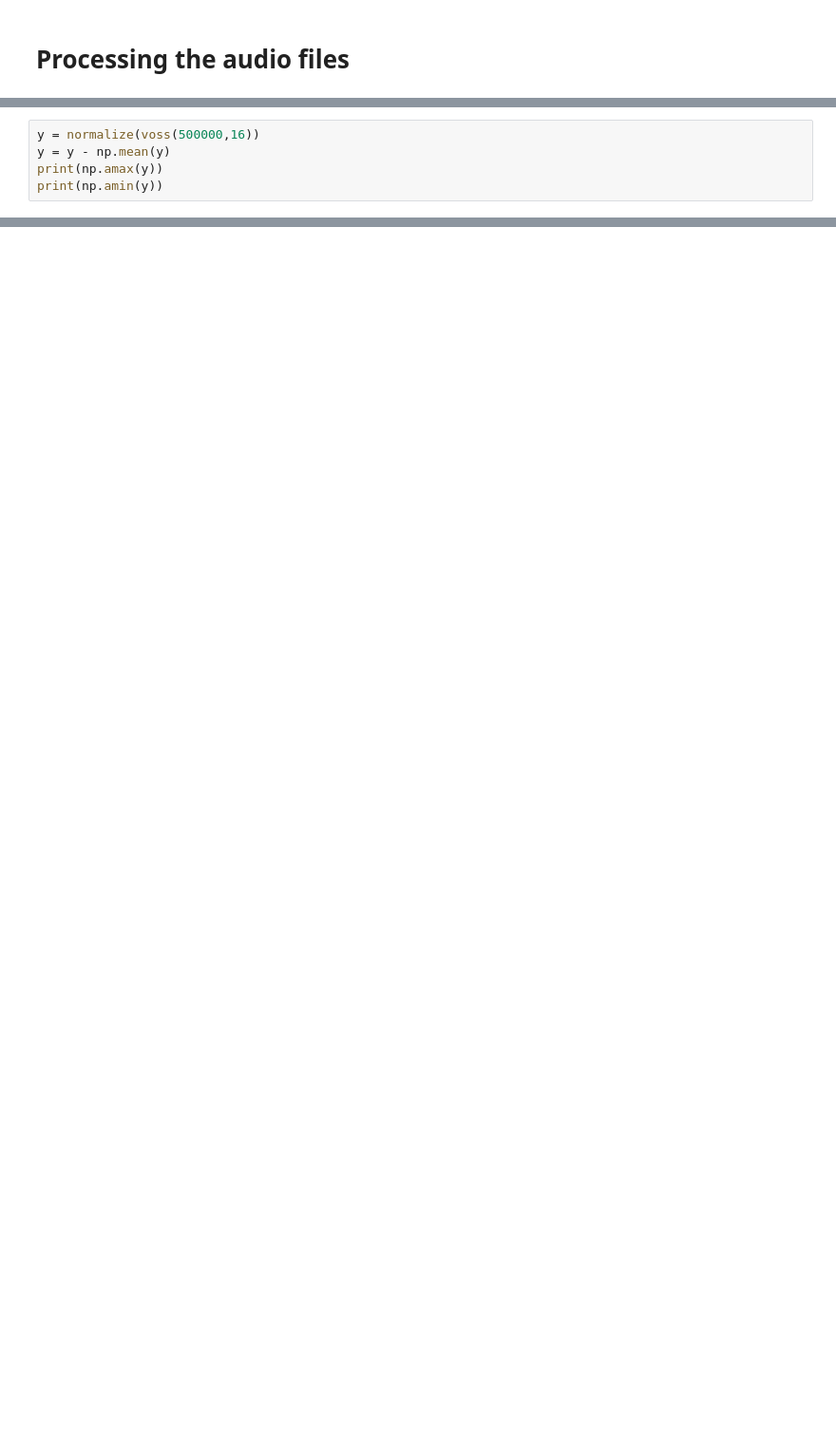
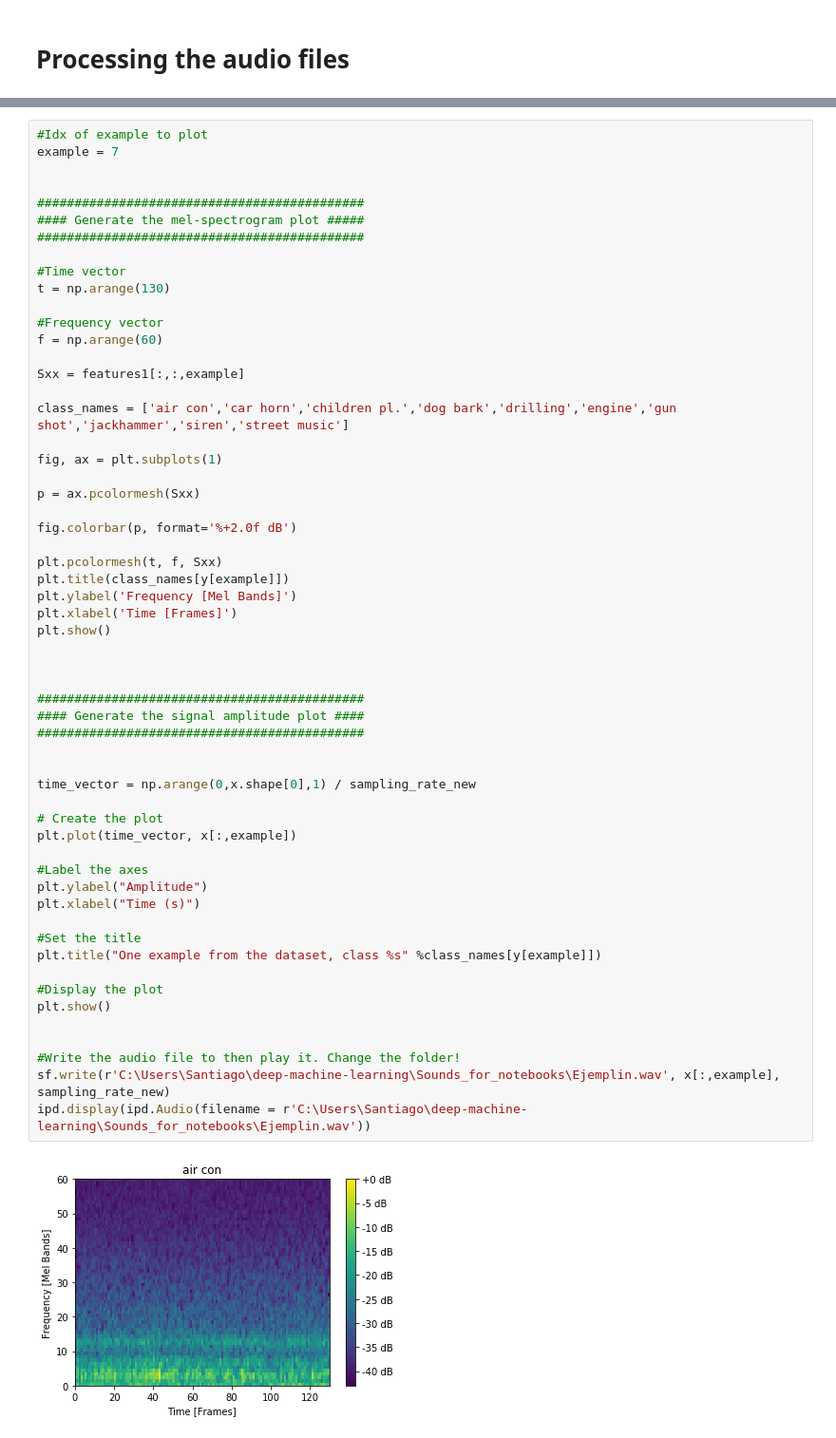
Before and after one commit to santigijon/Environmental-Sound-Classification-Using-Convolutional-Neural-Networks, a Jupyter notebook: Dataset_processing.ipynb, the cells around one changed output, grey strips where cells are left out. Shown at 95% size. Cells and saved outputs as stored; diff of their text form; blank space fills up the shorter version.

```diff
--- a/Dataset_processing.ipynb
+++ b/Dataset_processing.ipynb
@@ -482,5 +143,0 @@ This is a class 3 audio clip
-# %%
-y = normalize(voss(500000,16))
-y = y - np.mean(y)
-print(np.amax(y))
-print(np.amin(y))
@@ -847,0 +146,59 @@ print(random.uniform(1,2))
+# %%
+#Idx of example to plot
+example = 7
+
+
+############################################
+#### Generate the mel-spectrogram plot #####
+############################################
+
+#Time vector
+t = np.arange(130)
+
+#Frequency vector
+f = np.arange(60)
+
+Sxx = features1[:,:,example]
+
+class_names = ['air con','car horn','children pl.','dog bark','drilling','engine','gun shot','jackhammer','siren','street music']
+
+fig, ax = plt.subplots(1)
+
+p = ax.pcolormesh(Sxx)
+
+fig.colorbar(p, format='%+2.0f dB')
+
+plt.pcolormesh(t, f, Sxx)
+plt.title(class_names[y[example]])
+plt.ylabel('Frequency [Mel Bands]')
+plt.xlabel('Time [Frames]')
+plt.show()
+
+
+
+############################################
+#### Generate the signal amplitude plot ####
+############################################
+
+
+time_vector = np.arange(0,x.shape[0],1) / sampling_rate_new
+
+# Create the plot
+plt.plot(time_vector, x[:,example])
+
+#Label the axes
+plt.ylabel("Amplitude")
+plt.xlabel("Time (s)")
+
+#Set the title
+plt.title("One example from the dataset, class %s" %class_names[y[example]])
+
+#Display the plot
+plt.show()
+
+
+#Write the audio file to then play it. Change the folder!
+sf.write(r'C:\Users\Santiago\deep-machine-learning\Sounds_for_notebooks\Ejemplin.wav', x[:,example], sampling_rate_new)
+ipd.display(ipd.Audio(filename = r'C:\Users\Santiago\deep-machine-learning\Sounds_for_notebooks\Ejemplin.wav'))
+# %% [output]
+[figure, added]
```
Also changed, not shown: parts of 47 cells of this notebook, 1 other file.
